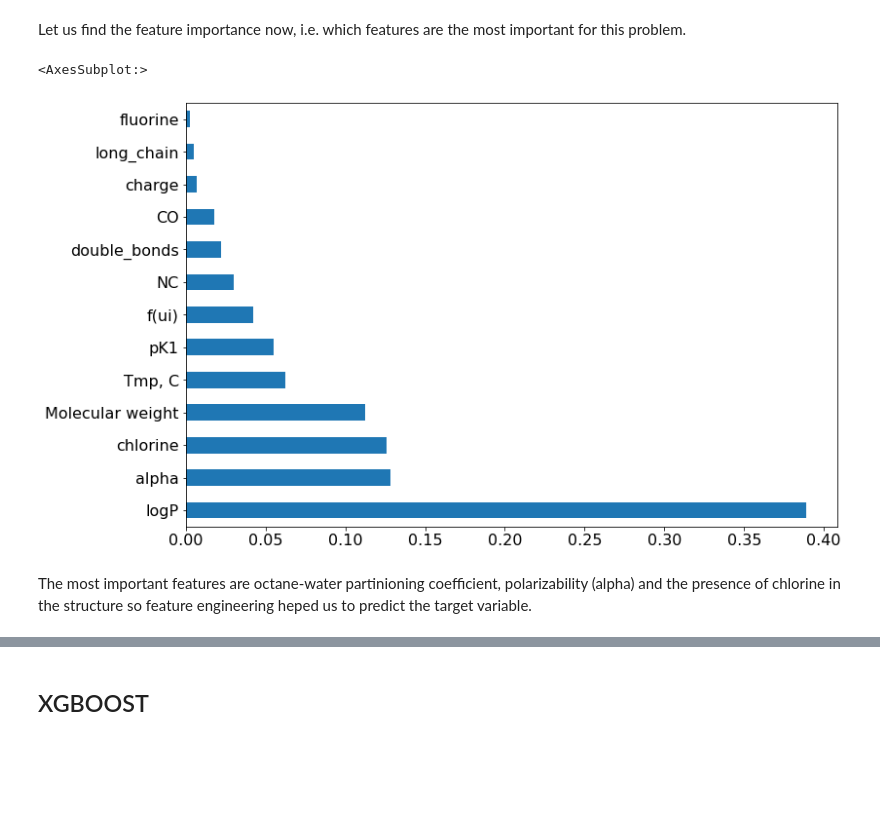
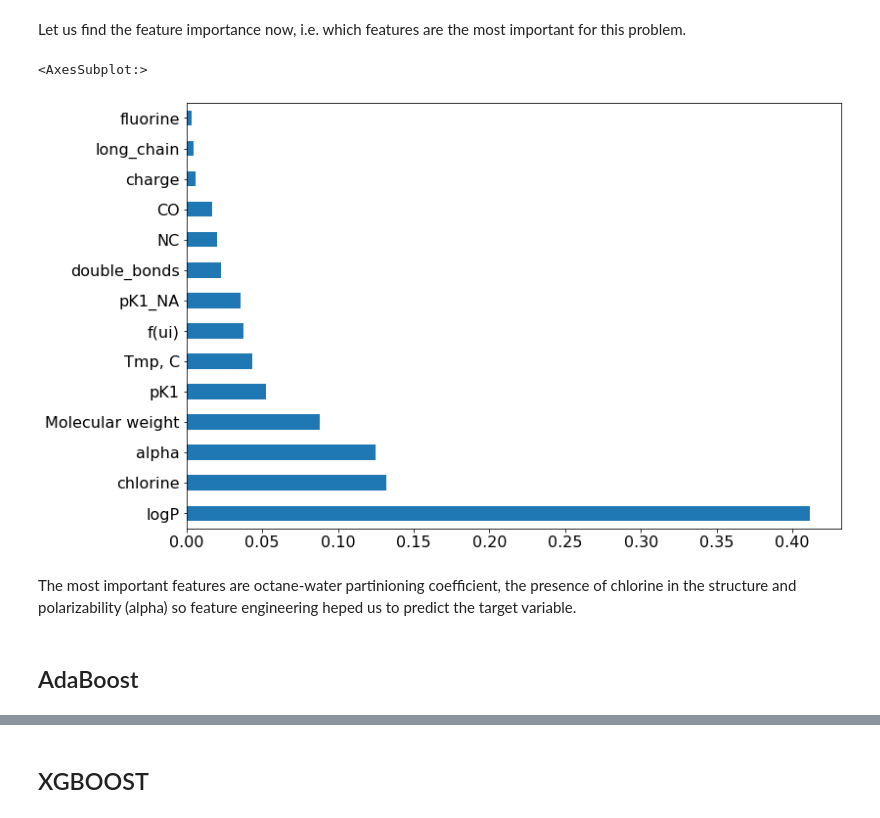
Before and after one commit to katerynalemishko/Chemicals_solubility_prediction, a Jupyter notebook: solubility.ipynb, the cells around one changed output, grey strips where cells are left out. Drawn from its saved outputs; the diff is of its cells as text; code cells hidden in the pictures; blank space fills up the shorter version.

```diff
--- a/solubility.ipynb
+++ b/solubility.ipynb
@@ -526,3 +533,4 @@ from sklearn.model_selection import train_test_split
 # %%
-X=data[['Molecular weight','Tmp, C','pK1','logP','alpha','f(ui)','charge','fluorine','chlorine','long_chain','double_bonds','CO','NC']]
+X=data[['Molecular weight','Tmp, C','pK1','logP','alpha','f(ui)','charge','fluorine','chlorine','long_chain','double_bonds','CO','NC','pK1_NA']]
 y=data['soluble']
+#'sqrt_Tmp,C'
@@ -695,23 +772,2 @@ accuracy score 0.8986615678776291
 # %% [markdown]
 ## Random Forest
-# %%
-from sklearn.ensemble import RandomForestClassifier
-
-mean_accuracy=[]
-
-i=1
-kf=StratifiedKFold(n_splits=5,random_state=1,shuffle=True)
-
-for train_index, test_index in kf.split(X,y):
-    print('\n{} of kfold {}'.format(i,kf.n_splits))
-    xtr,xvl=X.iloc[train_index],X.iloc[test_index]
-    ytr,yvl=y.iloc[train_index],y.iloc[test_index]
-    model=RandomForestClassifier(random_state=1,max_depth=10)
-    model.fit(xtr,ytr)
-    pred_test=model.predict(xvl)
-    score=accuracy_score(yvl,pred_test)
-    print('accuracy score',score)
-    mean_accuracy.append(score)
-    i+=1
-    pred=model.predict_proba(xvl)[:,1]
-print('\n Mean validation accuracy for this model: ',np.asarray(mean_accuracy).mean())
@@ -768,21 +831,2 @@ The optimized hyperparameters are:
 
 Now, let's build the model with these optimized values.
-# %%
-mean_accuracy=[]
-
-i=1
-kf=StratifiedKFold(n_splits=5,random_state=1,shuffle=True)
-
-for train_index, test_index in kf.split(X,y):
-    print('\n{} of kfold {}'.format(i,kf.n_splits))
-    xtr,xvl=X.iloc[train_index],X.iloc[test_index]
-    ytr,yvl=y.iloc[train_index],y.iloc[test_index]
-    model=RandomForestClassifier(random_state=1,max_depth=13,n_estimators=41,min_samples_split=3)
-    model.fit(xtr,ytr)
-    pred_test=model.predict(xvl)
-    score=accuracy_score(yvl,pred_test)
-    print('accuracy score',score)
-    mean_accuracy.append(score)
-    i+=1
-    pred=model.predict_proba(xvl)[:,1]
-print('\n Mean validation accuracy for this model: ',np.asarray(mean_accuracy).mean())
@@ -817,11 +853,14 @@ plt.show()
 # %% [markdown]
 Let us find the feature importance now, i.e. which features are the most important for this problem.
 # %%
+model=RandomForestClassifier(random_state=1,max_depth=9).fit(xtr,ytr)
 importances=pd.Series(model.feature_importances_,index=X.columns)
 importances.sort_values(axis=0, ascending=False).plot(kind='barh',figsize=(12,8))
 # %% [output]
 <AxesSubplot:>
-[figure, old version]
+[figure, new version]
 # %% [markdown]
-The most important features are octane-water partinioning coefficient, polarizability (alpha) and the presence of chlorine
-in the structure so feature engineering heped us to predict the target variable.
+The most important features are octane-water partinioning coefficient, the presence of chlorine
+in the structure and polarizability (alpha) so feature engineering heped us to predict the target variable.
+# %% [markdown]
+## AdaBoost
```
Also changed, not shown: parts of 100 cells of this notebook.
